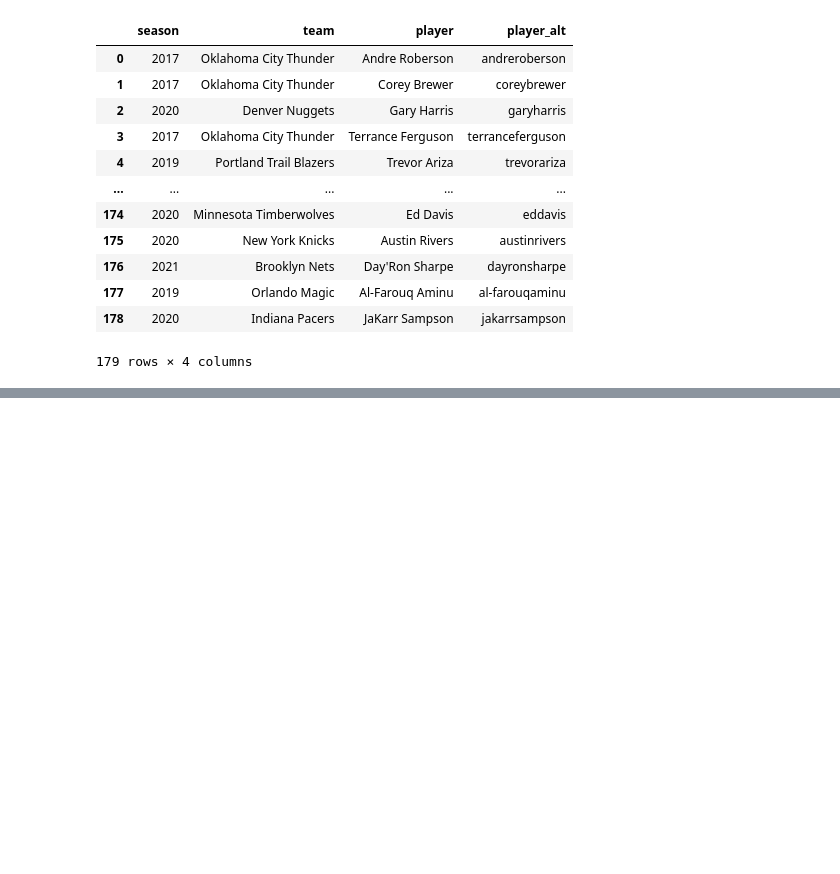
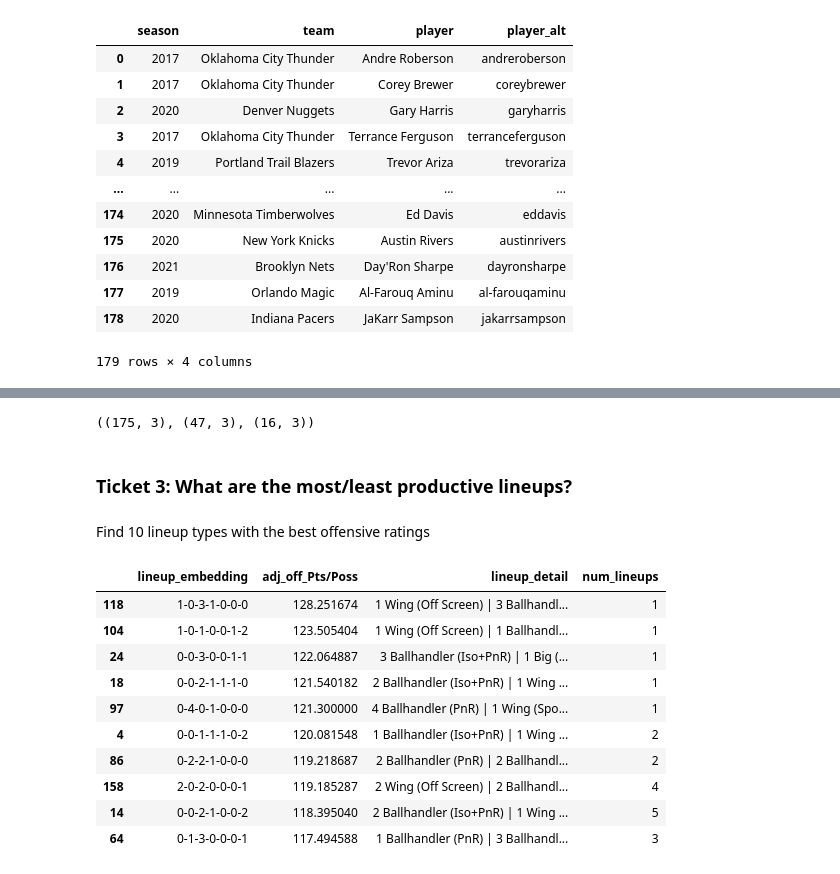
Before and after one commit to xulianrenzoku/synergy_clustering, a Jupyter notebook: nba_clustering_lineup_models.ipynb, the cells around one changed output, grey strips where cells are left out. Saved outputs shown, nothing was run; the diff lists cells and outputs as text; code cells hidden in the pictures; blank space fills up the shorter version.

```diff
--- a/nba_clustering_lineup_models.ipynb
+++ b/nba_clustering_lineup_models.ipynb
@@ -436,0 +406,9 @@ temp.sort_values('lineup_clusters', ascending=False).head(10)
+# %%
+lineup_df_100 = lineup_df_100.merge(tm_off_ratings, how='left')
+# %%
+lineup_df_100['adj_off_Pts/Poss'] = lineup_df_100['off_Pts/Poss']
+cond = lineup_df_100['Poss'] < 300
+lineup_df_100.loc[cond, 'adj_off_Pts/Poss'] = lineup_df_100.loc[cond, 'off_Pts/Poss'] * \
+                                              (lineup_df_100.loc[cond, 'Poss'] / 300) + \
+                                              lineup_df_100.loc[cond, 'tm_off_Pts/Poss'] * \
+                                              ((300 - lineup_df_100.loc[cond, 'Poss']) / 300)
@@ -436,0 +444,6 @@ temp.sort_values('lineup_clusters', ascending=False).head(10)
+# %%
+t_2 = lineup_df_100.groupby('lineup_embedding')[['lineup_clusters']]\
+                   .count().reset_index()\
+                   .rename(columns={'lineup_clusters': 'num_lineups'})
+t_2['lineup_detail'] = t_2['lineup_embedding'].apply(lineup_embedding_to_detail)
+t_2.sort_values('num_lineups', ascending=False).head(10)
@@ -436,0 +467,25 @@ temp.sort_values('lineup_clusters', ascending=False).head(10)
+# %%
+t_2.shape, t_2[t_2['num_lineups'] >= 10].shape, t_2[t_2['num_lineups'] >= 25].shape
+# %% [output]
+((175, 3), (47, 3), (16, 3))
+# %% [markdown]
+### Ticket 3: What are the most/least productive lineups?
+# %% [markdown]
+Find 10 lineup types with the best offensive ratings
+# %%
+t_3 = lineup_df_100.groupby('lineup_embedding')['adj_off_Pts/Poss'].mean().reset_index()
+t_3['lineup_detail'] = t_3['lineup_embedding'].apply(lineup_embedding_to_detail)
+t_3 = t_3.merge(t_2, how='left')
+t_3.sort_values('adj_off_Pts/Poss', ascending=False).head(10)
+# %% [output]
+|  | lineup_embedding | adj_off_Pts/Poss | lineup_detail | num_lineups |
+| 118 | 1-0-3-1-0-0-0 | 128.251674 | 1 Wing (Off Screen) | 3 Ballhandl... | 1 |
+| 104 | 1-0-1-0-0-1-2 | 123.505404 | 1 Wing (Off Screen) | 1 Ballhandl... | 1 |
+| 24 | 0-0-3-0-0-1-1 | 122.064887 | 3 Ballhandler (Iso+PnR) | 1 Big (... | 1 |
+| 18 | 0-0-2-1-1-1-0 | 121.540182 | 2 Ballhandler (Iso+PnR) | 1 Wing ... | 1 |
+| 97 | 0-4-0-1-0-0-0 | 121.300000 | 4 Ballhandler (PnR) | 1 Wing (Spo... | 1 |
+| 4 | 0-0-1-1-1-0-2 | 120.081548 | 1 Ballhandler (Iso+PnR) | 1 Wing ... | 2 |
+| 86 | 0-2-2-1-0-0-0 | 119.218687 | 2 Ballhandler (PnR) | 2 Ballhandl... | 2 |
+| 158 | 2-0-2-0-0-0-1 | 119.185287 | 2 Wing (Off Screen) | 2 Ballhandl... | 4 |
+| 14 | 0-0-2-1-0-0-2 | 118.395040 | 2 Ballhandler (Iso+PnR) | 1 Wing ... | 5 |
+| 64 | 0-1-3-0-0-0-1 | 117.494588 | 1 Ballhandler (PnR) | 3 Ballhandl... | 3 |
```
Also changed, not shown: parts of 87 cells of this notebook.
